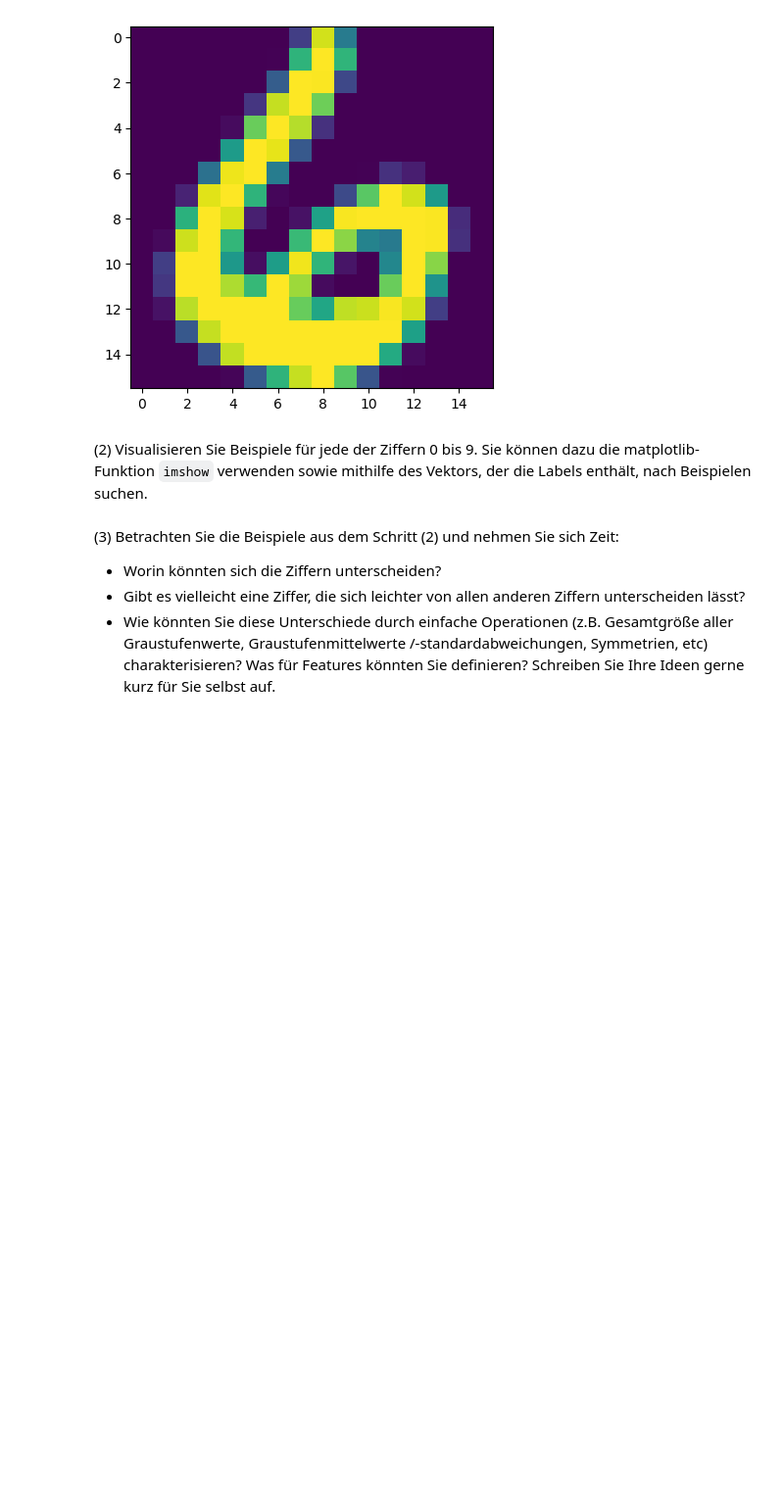
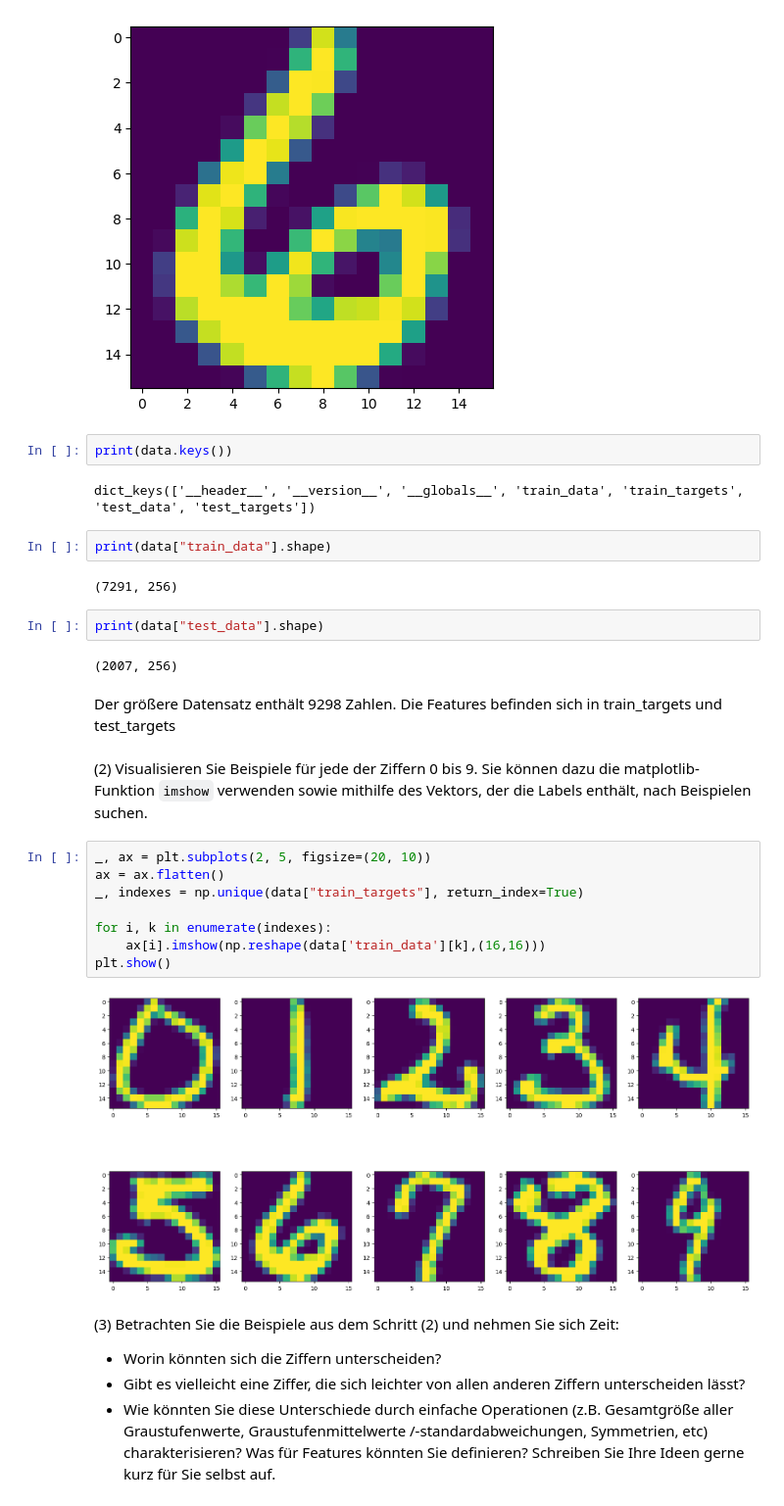
Before and after one commit to cortex359/ml1.ws25, a Jupyter notebook: uebung4/TKKR-4-Ziffernerkennung.ipynb, the cells around one changed output. Shown at 98% size. Drawn from its saved outputs; the diff is of its cells as text; blank space fills up the shorter version.

```diff
--- a/uebung4/TKKR-4-Ziffernerkennung.ipynb
+++ b/uebung4/TKKR-4-Ziffernerkennung.ipynb
@@ -371,8 +371,32 @@ plt.imshow(np.reshape(data['train_data'][0],(16,16)))
 # %% [output]
 <matplotlib.image.AxesImage at 0x...>
 [figure]
+# %%
+print(data.keys())
+# %% [output]
+dict_keys(['__header__', '__version__', '__globals__', 'train_data', 'train_targets', 'test_data', 'test_targets'])
+# %%
+print(data["train_data"].shape)
+# %% [output]
+(7291, 256)
+# %%
+print(data["test_data"].shape)
+# %% [output]
+(2007, 256)
+# %% [markdown]
+Der größere Datensatz enthält 9298 Zahlen. Die Features befinden sich in train_targets und test_targets
 # %% [markdown]
 (2) Visualisieren Sie Beispiele für jede der Ziffern 0 bis 9. Sie können dazu die matplotlib-Funktion `imshow` verwenden sowie mithilfe des Vektors, der die Labels enthält, nach Beispielen suchen.
+# %%
+_, ax = plt.subplots(2, 5, figsize=(20, 10))
+ax = ax.flatten()
+_, indexes = np.unique(data["train_targets"], return_index=True)
+
+for i, k in enumerate(indexes):
+    ax[i].imshow(np.reshape(data['train_data'][k],(16,16)))
+plt.show()
+# %% [output]
+[figure, added]
 # %% [markdown]
 (3) Betrachten Sie die Beispiele aus dem Schritt (2) und nehmen Sie sich Zeit:
 * Worin könnten sich die Ziffern unterscheiden?
```
Also changed, not shown: parts of 24 cells of this notebook.
